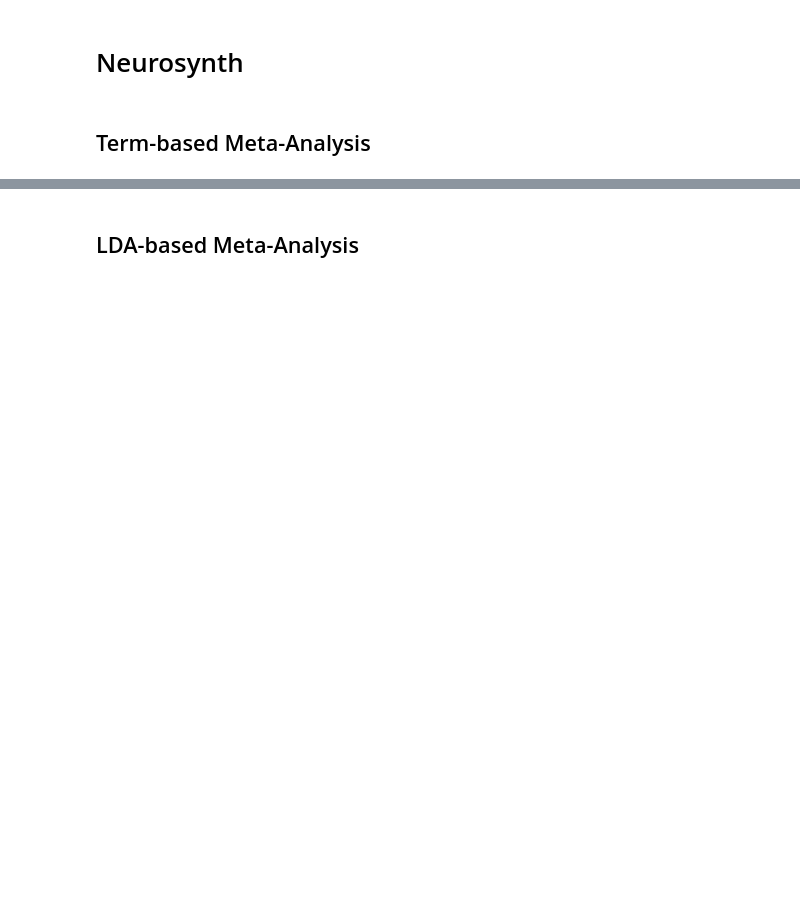
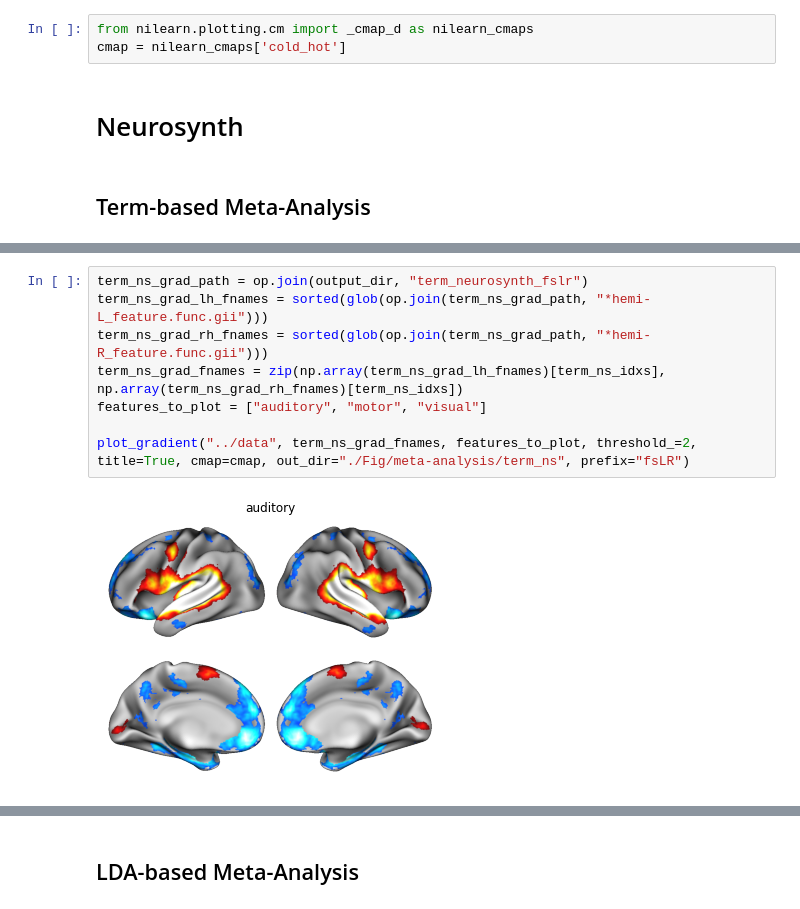
Before and after one commit to NBCLab/gradient-decoding, a Jupyter notebook: figures/meta-analysis.ipynb, the cells around one changed output, grey strips where cells are left out. Cells and saved outputs as stored; diff of their text form; blank space fills up the shorter version.

```diff
--- a/figures/meta-analysis.ipynb
+++ b/figures/meta-analysis.ipynb
@@ -18,3 +24,6 @@ bg_img = nib.load(bg_file)
+# %%
+from nilearn.plotting.cm import _cmap_d as nilearn_cmaps
+cmap = nilearn_cmaps['cold_hot']
 # %% [markdown]
 # Neurosynth
 # %% [markdown]
@@ -36,0 +38,10 @@ plot_meta_maps(term_based_ns_decoder_fn, n_init=60)
+# %%
+term_ns_grad_path = op.join(output_dir, "term_neurosynth_fslr")
+term_ns_grad_lh_fnames = sorted(glob(op.join(term_ns_grad_path, "*hemi-L_feature.func.gii")))
+term_ns_grad_rh_fnames = sorted(glob(op.join(term_ns_grad_path, "*hemi-R_feature.func.gii")))
+term_ns_grad_fnames = zip(np.array(term_ns_grad_lh_fnames)[term_ns_idxs], np.array(term_ns_grad_rh_fnames)[term_ns_idxs])
+features_to_plot = ["auditory", "motor", "visual"]
+
+plot_gradient("../data", term_ns_grad_fnames, features_to_plot, threshold_=2, title=True, cmap=cmap, out_dir="./Fig/meta-analysis/term_ns", prefix="fsLR")
+# %% [output]
+[figure, added]
```
Also changed, not shown: parts of 18 cells of this notebook, 1 other file.
